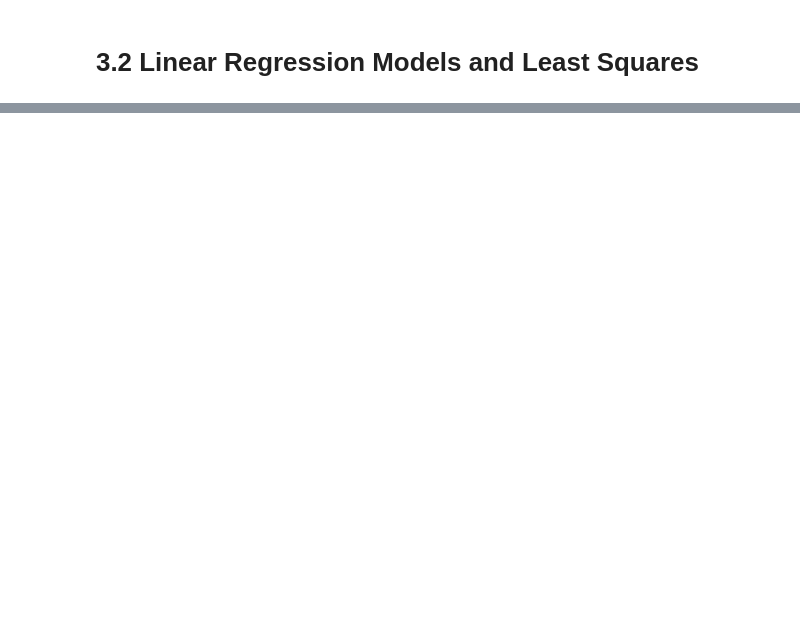
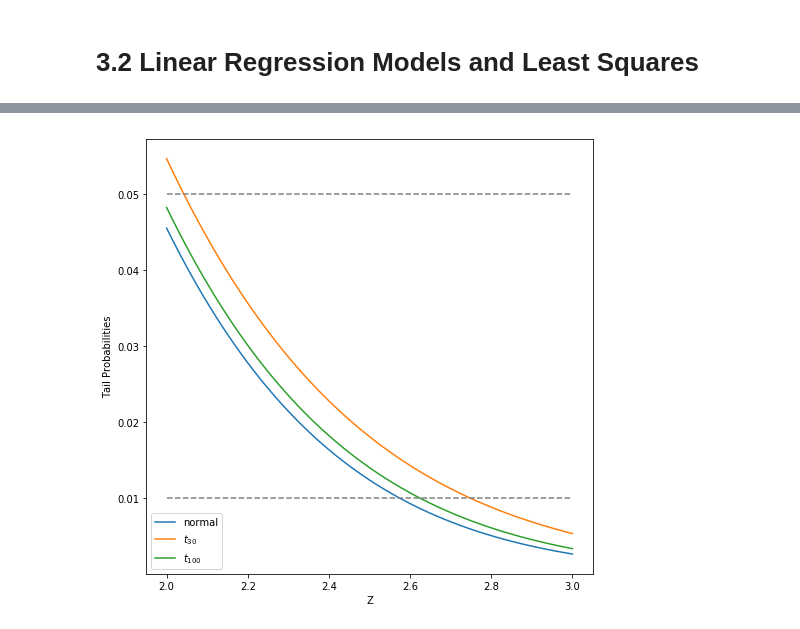
Before and after one commit to maitbayev/the-elements-of-statistical-learning, a Jupyter notebook: chapter-03/3.2-linear-regression-models-and-least-squares.ipynb, the cells around one changed output, grey strips where cells are left out. Cells and saved outputs as stored; diff of their text form; code cells hidden in the pictures; blank space fills up the shorter version.

```diff
--- a/chapter-03/3.2-linear-regression-models-and-least-squares.ipynb
+++ b/chapter-03/3.2-linear-regression-models-and-least-squares.ipynb
@@ -55,0 +119,32 @@ The N-p-1 rather than N in the denominator makes $\hat{\sigma}^2$ an unbiased es
+# %%
+%matplotlib inline
+
+import matplotlib.pyplot as plt
+import numpy as np
+from scipy.stats import norm, t
+
+def normal_tail_prob(z):
+    return 1 - norm.cdf(z) + norm.cdf(-z)
+
+def t_30_tail_prob(z):
+    return 1 - t.cdf(z, 30) + t.cdf(-z, 30)
+
+def t_100_tail_prob(z):
+    return 1 - t.cdf(z, 100) + t.cdf(-z, 100)
+
+fig = plt.figure(figsize = (8, 8))
+axes = fig.add_subplot(1, 1, 1)
+
+z = np.linspace(2, 3, 500)
+axes.plot(z, [*map(normal_tail_prob, z)], label = 'normal')
+axes.plot(z, [*map(t_30_tail_prob, z)], label = '$t_{30}$')
+axes.plot(z, [*map(t_100_tail_prob, z)], label = '$t_{100}$')
+
+axes.plot([2, 3], [.01, .01], '--', color='gray')
+axes.plot([2, 3], [.05, .05], '--', color='gray')
+axes.legend()
+axes.set_xlabel('Z')
+axes.set_ylabel('Tail Probabilities')
+plt.show()
+# %% [output]
+[figure, added]
```
Also changed, not shown: parts of 4 cells of this notebook.
